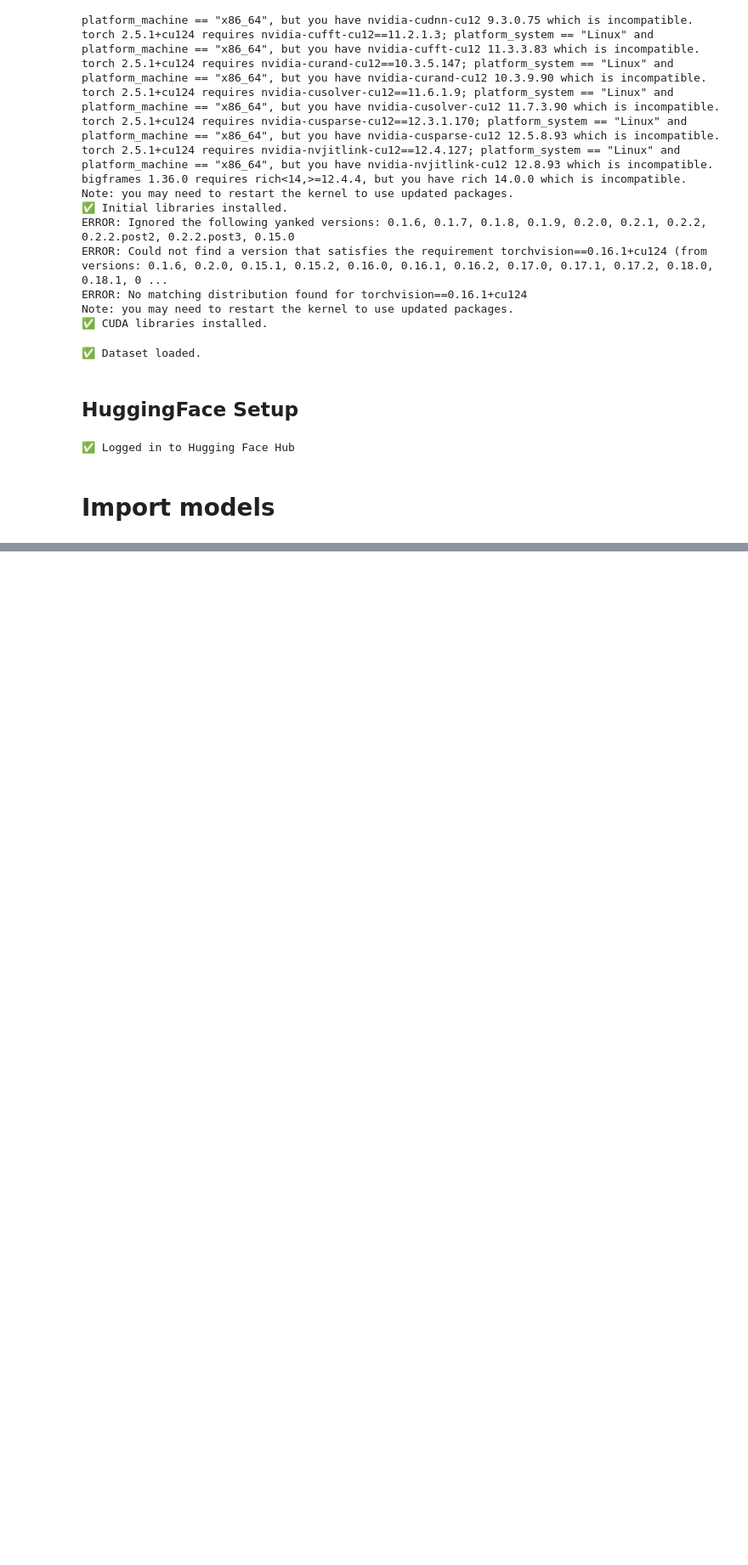
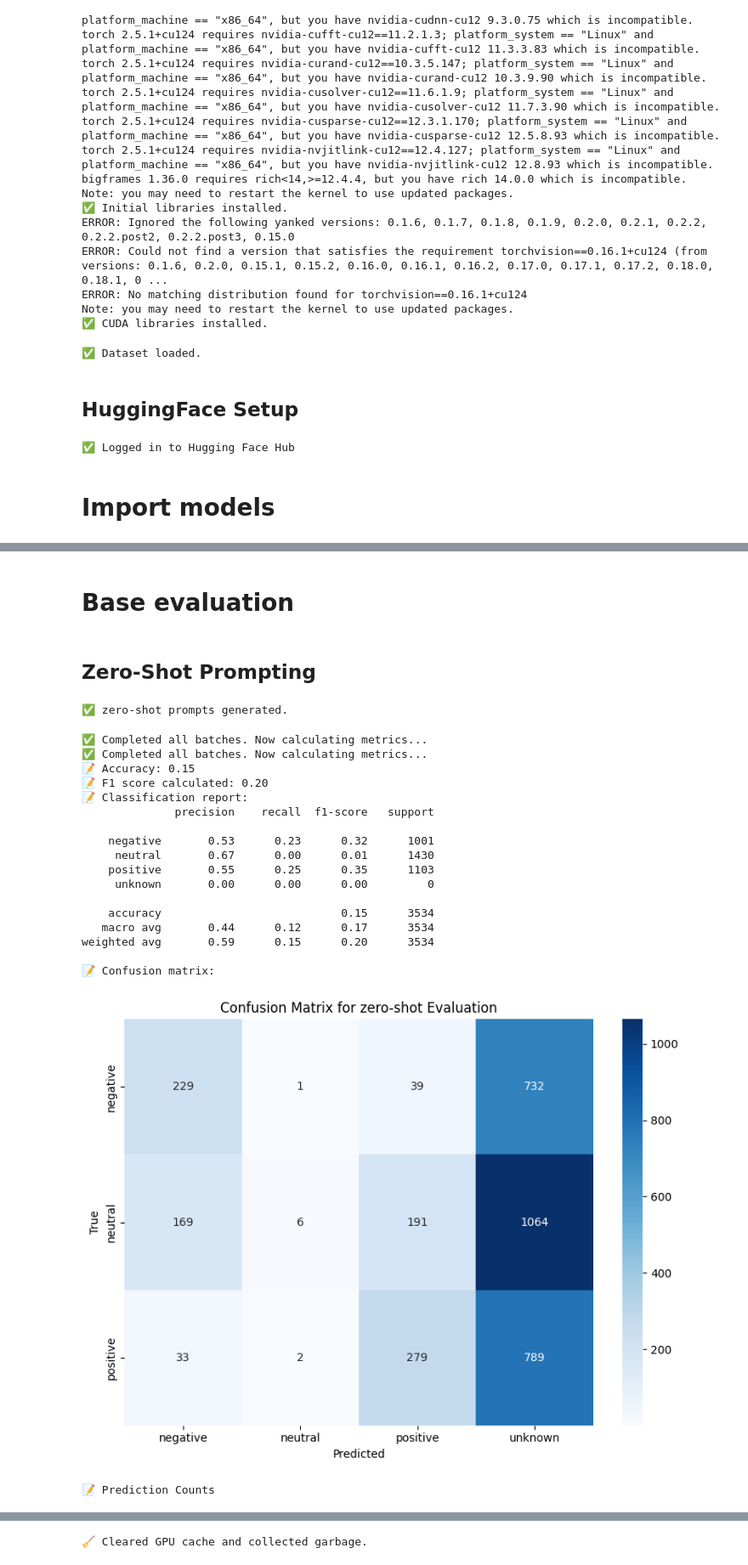
Before and after one commit to rtweera/code-ft, a Jupyter notebook: training/SFT/Tweets/accuracy_metrics.ipynb, the cells around one changed output, grey strips where cells are left out. Shown at 85% size. Saved outputs shown, nothing was run; the diff lists cells and outputs as text; code cells hidden in the pictures; blank space fills up the shorter version.

Commit message:
[Checkpoint] Update accuracy ipynb

```diff
--- a/training/SFT/Tweets/accuracy_metrics.ipynb
+++ b/training/SFT/Tweets/accuracy_metrics.ipynb
@@ -257,0 +280,27 @@ weighted avg       0.58      0.53      0.46       500
+# %% [markdown]
+# Base evaluation
+# %% [markdown]
+## Zero-Shot Prompting
+# %%
+evaluate_base_model(base_tokenizer, base_model, dataset['test'], eval_type='zero-shot')
+# %% [output]
+✅ zero-shot prompts generated.
+✅ Completed all batches. Now calculating metrics...
+✅ Completed all batches. Now calculating metrics...
+📝 Accuracy: 0.15
+📝 F1 score calculated: 0.20
+📝 Classification report:
+              precision    recall  f1-score   support
+
+    negative       0.53      0.23      0.32      1001
+     neutral       0.67      0.00      0.01      1430
+    positive       0.55      0.25      0.35      1103
+     unknown       0.00      0.00      0.00         0
+
+    accuracy                           0.15      3534
+   macro avg       0.44      0.12      0.17      3534
+weighted avg       0.59      0.15      0.20      3534
+
+📝 Confusion matrix:
+[figure, added]
+📝 Prediction Counts
@@ -257,0 +308 @@ weighted avg       0.58      0.53      0.46       500
+🧹 Cleared GPU cache and collected garbage.
```
Also changed, not shown: parts of 14 cells of this notebook.
